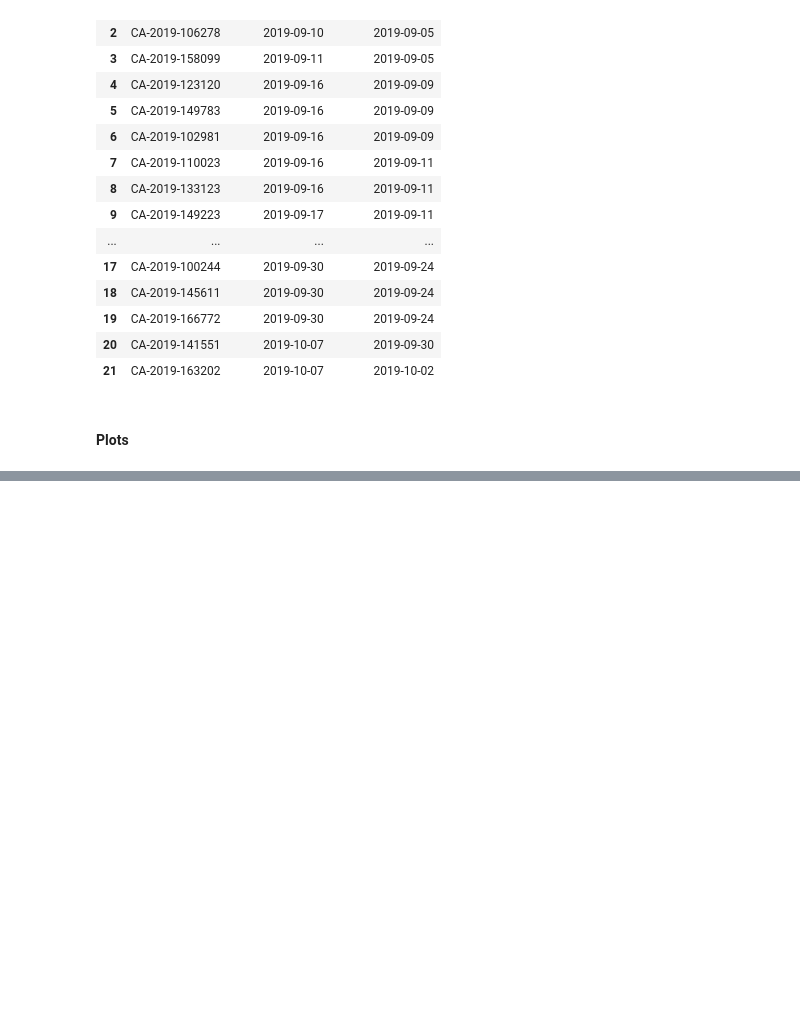
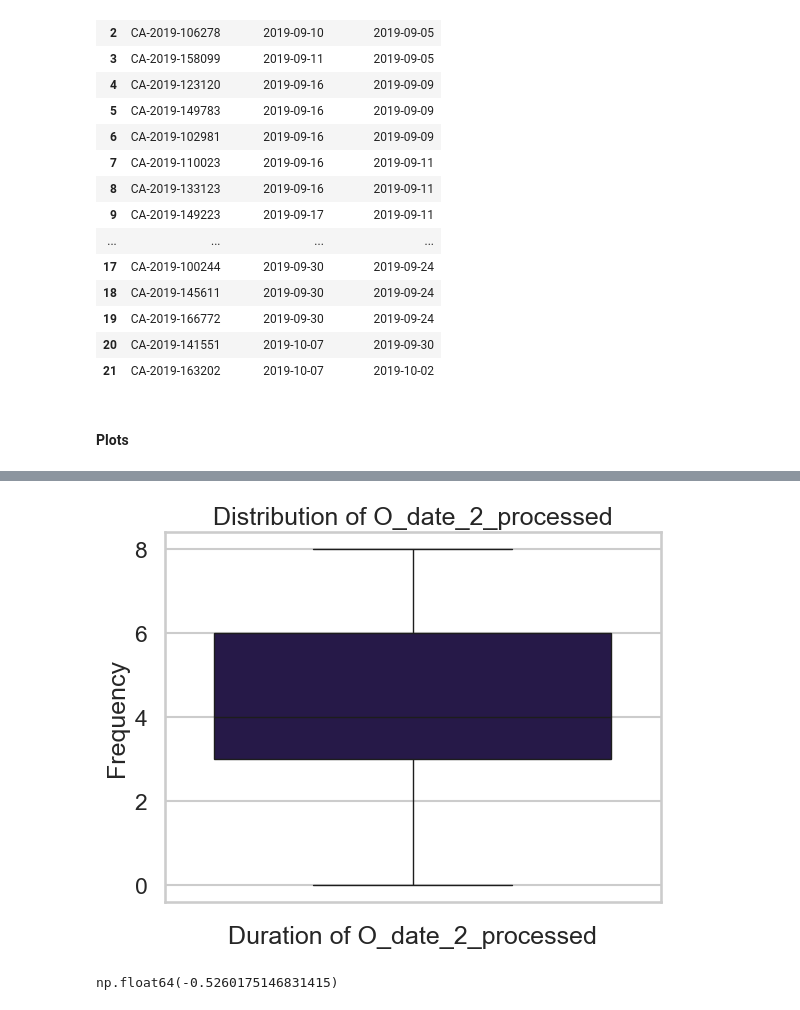
Before and after one commit to amandawang90-spec/neuefische-data-analysis-180825-muesli_eda_project, a Jupyter notebook: jing_mini_project.ipynb, the cells around one changed output, grey strips where cells are left out. Saved outputs shown, nothing was run; the diff lists cells and outputs as text; code cells hidden in the pictures; blank space fills up the shorter version.

```diff
--- a/jing_mini_project.ipynb
+++ b/jing_mini_project.ipynb
@@ -2441,0 +2482,12 @@ df_processed_x_delivered
+# %%
+sns.boxplot(merged_metric_1['date_diff_days'])
+plt.title("Distribution of O_date_2_processed")
+plt.xlabel("Duration of O_date_2_processed")
+plt.ylabel("Frequency")
+plt.show()
+# %% [output]
+[figure, added]
+# %%
+merged_metric_1['date_diff_days'].skew() # Checking skewness value  well within the expected bounds of  -0.5 and +0.5
+# %% [output]
+np.float64(-0.5260175146831415)
```
Also changed, not shown: parts of 67 cells of this notebook.
